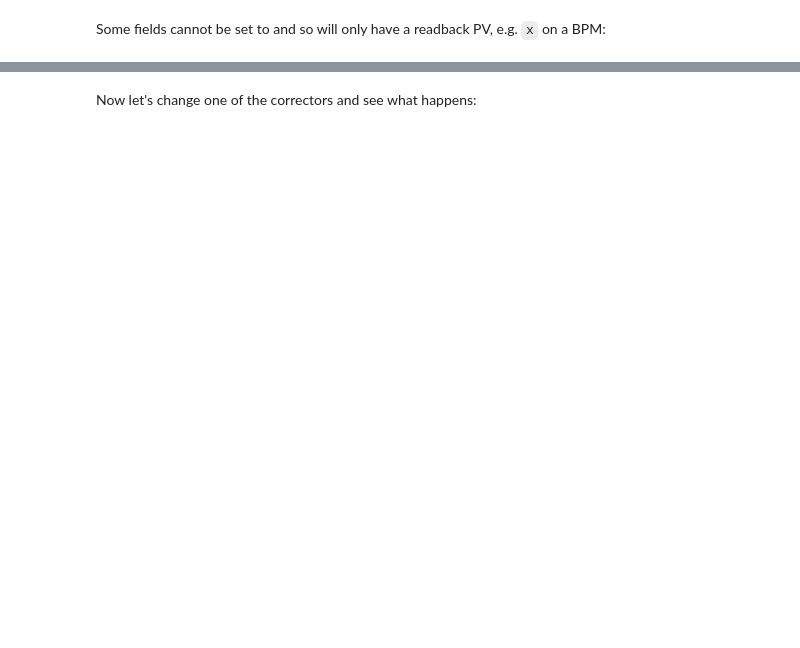
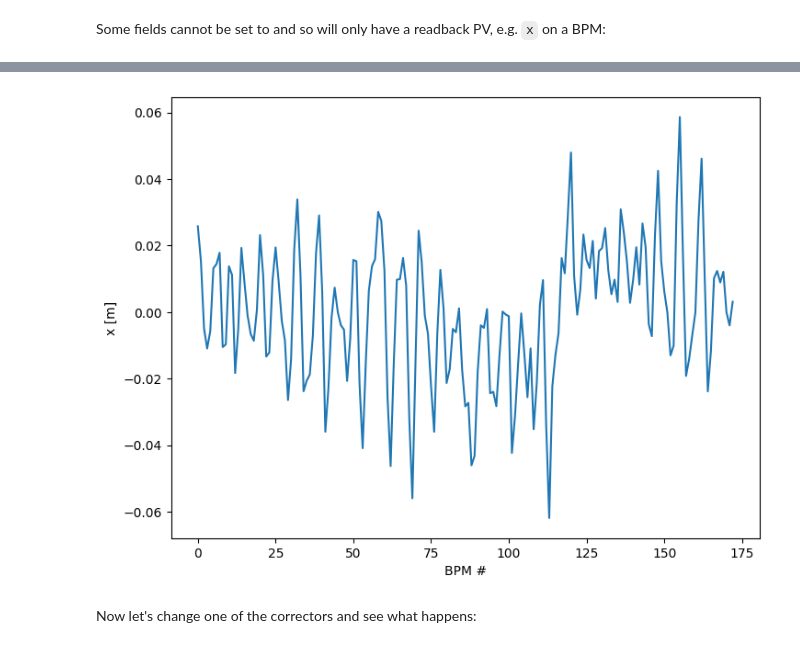
Before and after one commit to DiamondLightSource/atip, a Jupyter notebook: tutorial.ipynb, the cells around one changed output, grey strips where cells are left out. Cells and saved outputs as stored; diff of their text form; code cells hidden in the pictures; blank space fills up the shorter version.

```diff
--- a/tutorial.ipynb
+++ b/tutorial.ipynb
@@ -232,11 +279,13 @@ Now let's set the data source to the simulator and try that:
 # %%
-initial_x_values = []
-for bpm in bpms:
-    initial_x_values.append(bpm.get_value("x", data_source=pytac.SIM))
+initial_x_values = lattice.get_element_values("BPM", "x", units=pytac.ENG, data_source=pytac.SIM)
 fig = plt.figure()
 ax = fig.add_axes([0, 0, 1, 1])
-ax.plot(range(len(bpms)), initial_x_values)
+ax.set_xlabel("BPM #")
+ax.set_ylabel("x [m]")
+ax.plot(range(len(initial_x_values)), initial_x_values)
 plt.show()
+# %% [output]
+[figure, added]
 # %% [markdown]
 Now let's change one of the correctors and see what happens:
 # %%
```
Also changed, not shown: parts of 42 cells of this notebook.
